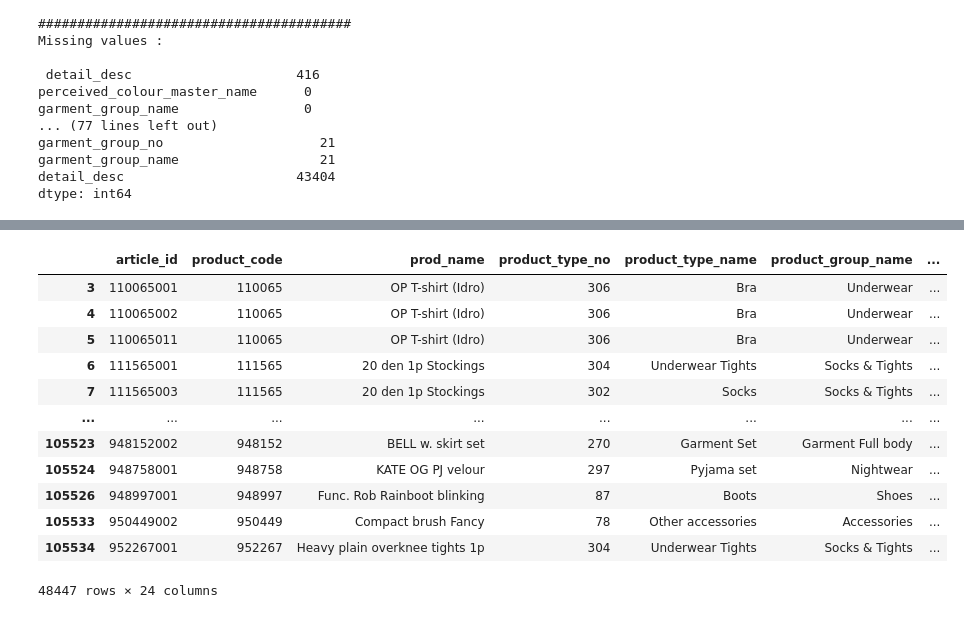
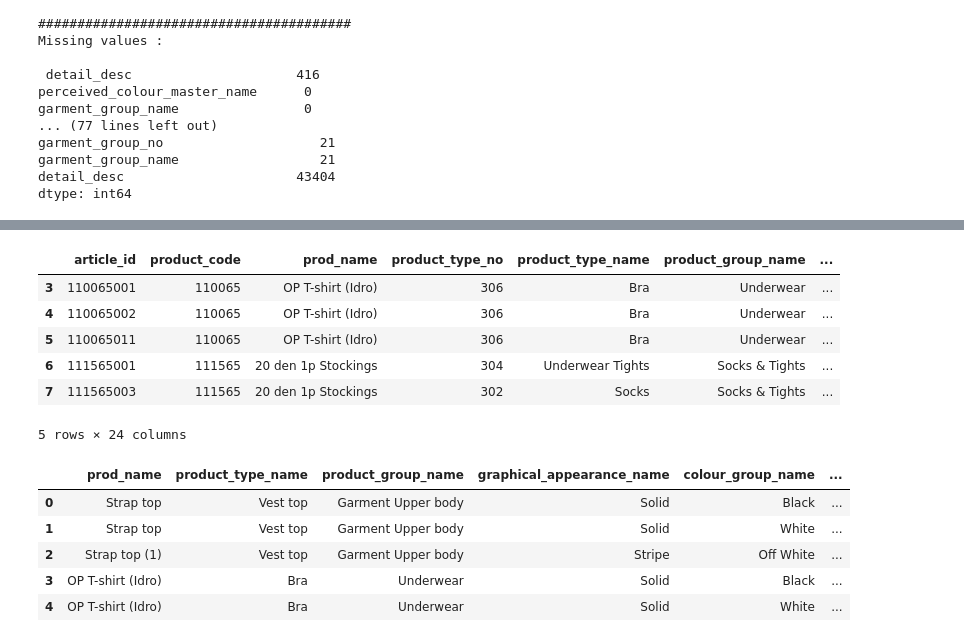
Before and after one commit to kshitijmohan15/Data-Analysis, a Jupyter notebook: H&M Analysis/h&m_analysis.ipynb, the cells around one changed output, grey strips where cells are left out. Saved outputs shown, nothing was run; the diff lists cells and outputs as text; code cells hidden in the pictures.

```diff
--- a/H&M Analysis/h&m_analysis.ipynb
+++ b/H&M Analysis/h&m_analysis.ipynb
@@ -79,17 +81,11 @@ articles
 # %%
 # Through observation, I asked the question, "Whats the difference between index_group_name and index_name?"
-articles[articles['index_group_name'] != articles['index_name']]
+articles[articles['index_group_name'] != articles['index_name']].head()
 # %% [output]
 |  | article_id | product_code | prod_name | product_type_no | product_type_name | product_group_name | ... |
 | 3 | 110065001 | 110065 | OP T-shirt (Idro) | 306 | Bra | Underwear | ... |
 | 4 | 110065002 | 110065 | OP T-shirt (Idro) | 306 | Bra | Underwear | ... |
 | 5 | 110065011 | 110065 | OP T-shirt (Idro) | 306 | Bra | Underwear | ... |
 | 6 | 111565001 | 111565 | 20 den 1p Stockings | 304 | Underwear Tights | Socks & Tights | ... |
 | 7 | 111565003 | 111565 | 20 den 1p Stockings | 302 | Socks | Socks & Tights | ... |
-| ... | ... | ... | ... | ... | ... | ... | ... |
-| 105523 | 948152002 | 948152 | BELL w. skirt set | 270 | Garment Set | Garment Full body | ... |
-| 105524 | 948758001 | 948758 | KATE OG PJ velour | 297 | Pyjama set | Nightwear | ... |
-| 105526 | 948997001 | 948997 | Func. Rob Rainboot blinking | 87 | Boots | Shoes | ... |
-| 105533 | 950449002 | 950449 | Compact brush Fancy | 78 | Other accessories | Accessories | ... |
-| 105534 | 952267001 | 952267 | Heavy plain overknee tights 1p | 304 | Underwear Tights | Socks & Tights | ... |
-48447 rows × 24 columns
+5 rows × 24 columns
@@ -107,0 +92,26 @@ cat_col = [
+# %%
+# useless columns :
+useless = [
+    "department_no",
+    "graphical_appearance_no",
+    "colour_group_code",
+    "index_code",
+    "index_group_no",
+    "section_no",
+    "garment_group_no",
+    "perceived_colour_value_id",
+    "perceived_colour_master_id",
+    "product_type_no",
+    "product_code",
+    "article_id"
+]
+
+articles = articles.drop(useless, axis='columns')
+articles.head()
+# %% [output]
+|  | prod_name | product_type_name | product_group_name | graphical_appearance_name | colour_group_name | ... |
+| 0 | Strap top | Vest top | Garment Upper body | Solid | Black | ... |
+| 1 | Strap top | Vest top | Garment Upper body | Solid | White | ... |
+| 2 | Strap top (1) | Vest top | Garment Upper body | Stripe | Off White | ... |
+| 3 | OP T-shirt (Idro) | Bra | Underwear | Solid | Black | ... |
+| 4 | OP T-shirt (Idro) | Bra | Underwear | Solid | White | ... |
```
Also changed, not shown: parts of 10 cells of this notebook.
